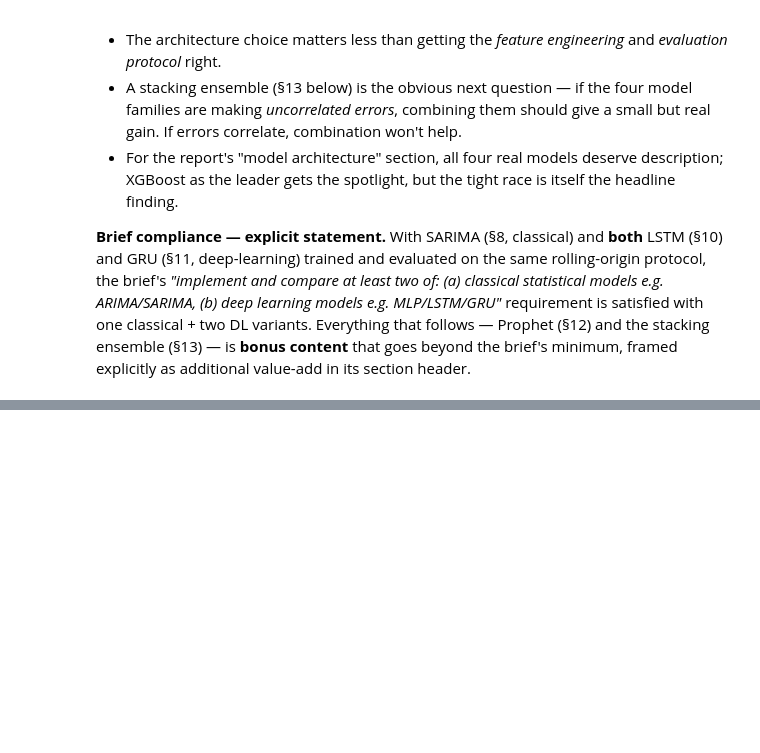
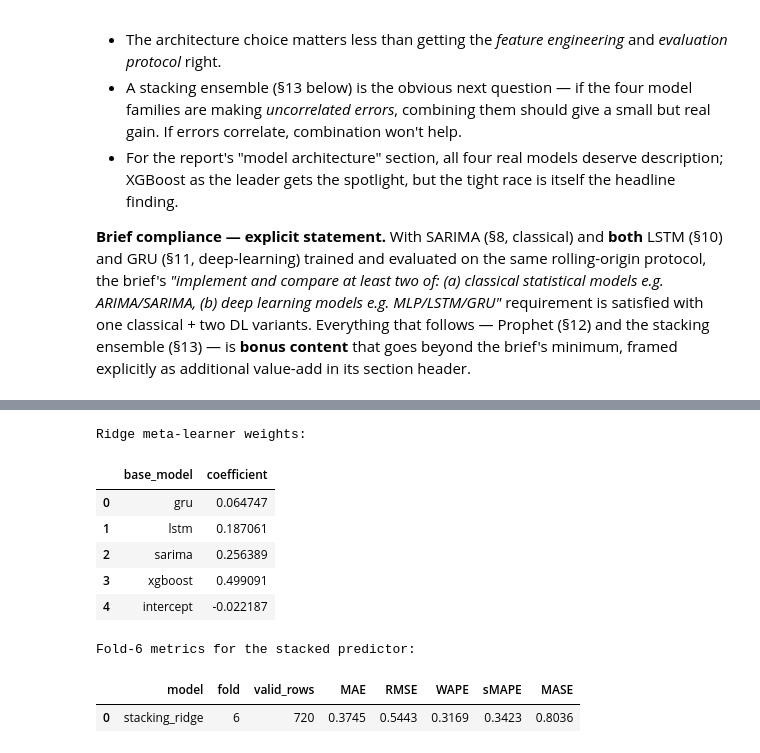
Before and after one commit to ThierryIshimwe/Energy-Forecasting, a Jupyter notebook: notebooks/03_modeling.ipynb, the cells around one changed output, grey strips where cells are left out. Saved outputs shown, nothing was run; the diff lists cells and outputs as text; code cells hidden in the pictures; blank space fills up the shorter version.

```diff
--- a/notebooks/03_modeling.ipynb
+++ b/notebooks/03_modeling.ipynb
@@ -712,0 +719,26 @@ Saved leaderboard_phase4.csv.
+# %%
+# =============================================================
+# 12.1  STACKING ENSEMBLE — FOLD 6 LEADERBOARD
+# =============================================================
+stack_path = Path('..') / 'reports' / 'results' / 'stacking_summary.csv'
+stack_fold = Path('..') / 'reports' / 'results' / 'stacking_fold_results.csv'
+if stack_path.exists():
+    weights = pd.read_csv(stack_path)
+    fold6 = pd.read_csv(stack_fold)
+    print('Ridge meta-learner weights:')
+    display(weights)
+    print('\nFold-6 metrics for the stacked predictor:')
+    display(fold6)
+else:
+    print('Run scripts/_dev_run_stacking_ensemble.py to generate.')
+# %% [output]
+Ridge meta-learner weights:
+|  | base_model | coefficient |
+| 0 | gru | 0.064747 |
+| 1 | lstm | 0.187061 |
+| 2 | sarima | 0.256389 |
+| 3 | xgboost | 0.499091 |
+| 4 | intercept | -0.022187 |
+Fold-6 metrics for the stacked predictor:
+|  | model | fold | valid_rows | MAE | RMSE | WAPE | sMAPE | MASE |
+| 0 | stacking_ridge | 6 | 720 | 0.3745 | 0.5443 | 0.3169 | 0.3423 | 0.8036 |
```
Also changed, not shown: parts of 8 cells of this notebook, 24 other files.
